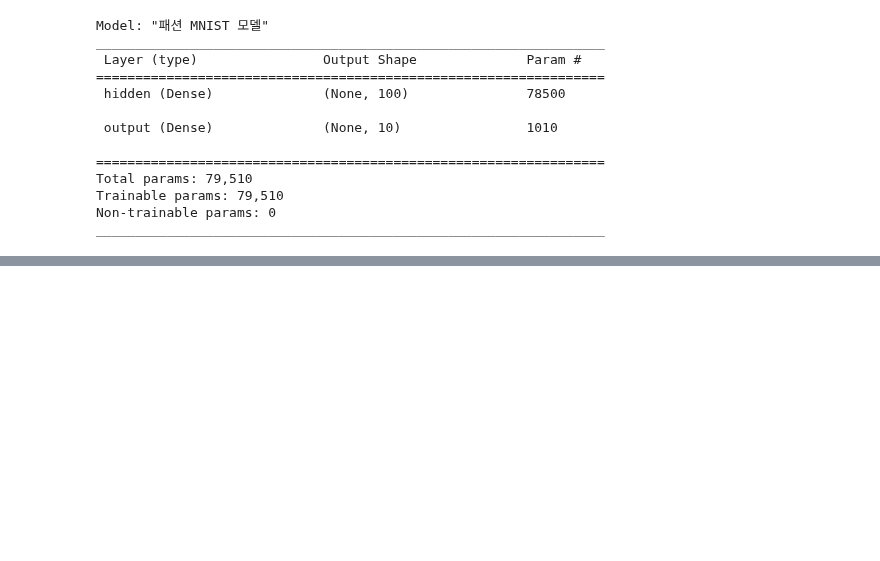
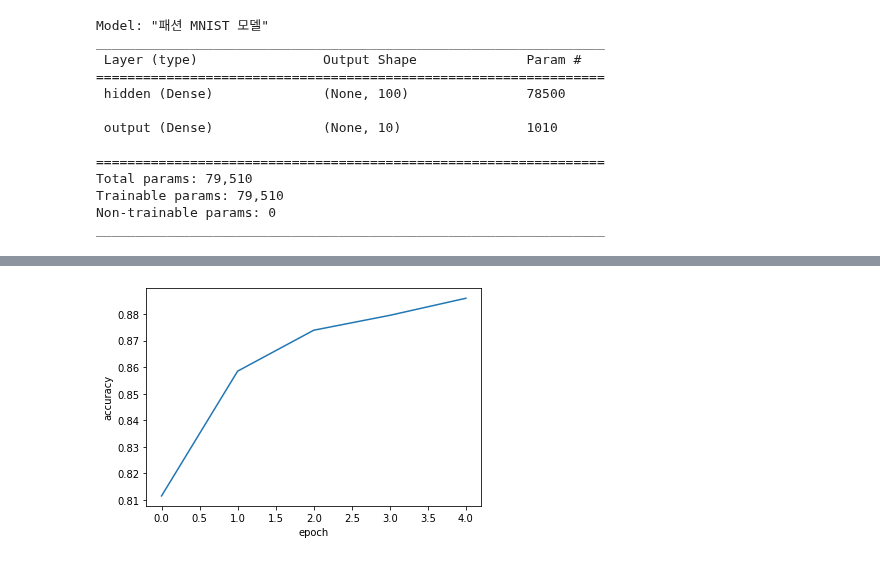
Before and after one commit to mini3713/mini3713, a Jupyter notebook: machine learning & deep learning/HG_07_Deep_Learning.ipynb, the cells around one changed output, grey strips where cells are left out. Saved outputs shown, nothing was run; the diff lists cells and outputs as text; code cells hidden in the pictures; blank space fills up the shorter version.

```diff
--- a/machine learning & deep learning/HG_07_Deep_Learning.ipynb
+++ b/machine learning & deep learning/HG_07_Deep_Learning.ipynb
@@ -277,0 +424,8 @@ Epoch 5/5
+# %%
+# 정확도 곡선 그래프
+plt.plot(history.history['accuracy'])
+plt.xlabel('epoch')
+plt.ylabel('accuracy')
+plt.show()
+# %% [output]
+[figure, added]
```
Also changed, not shown: parts of 57 cells of this notebook.
